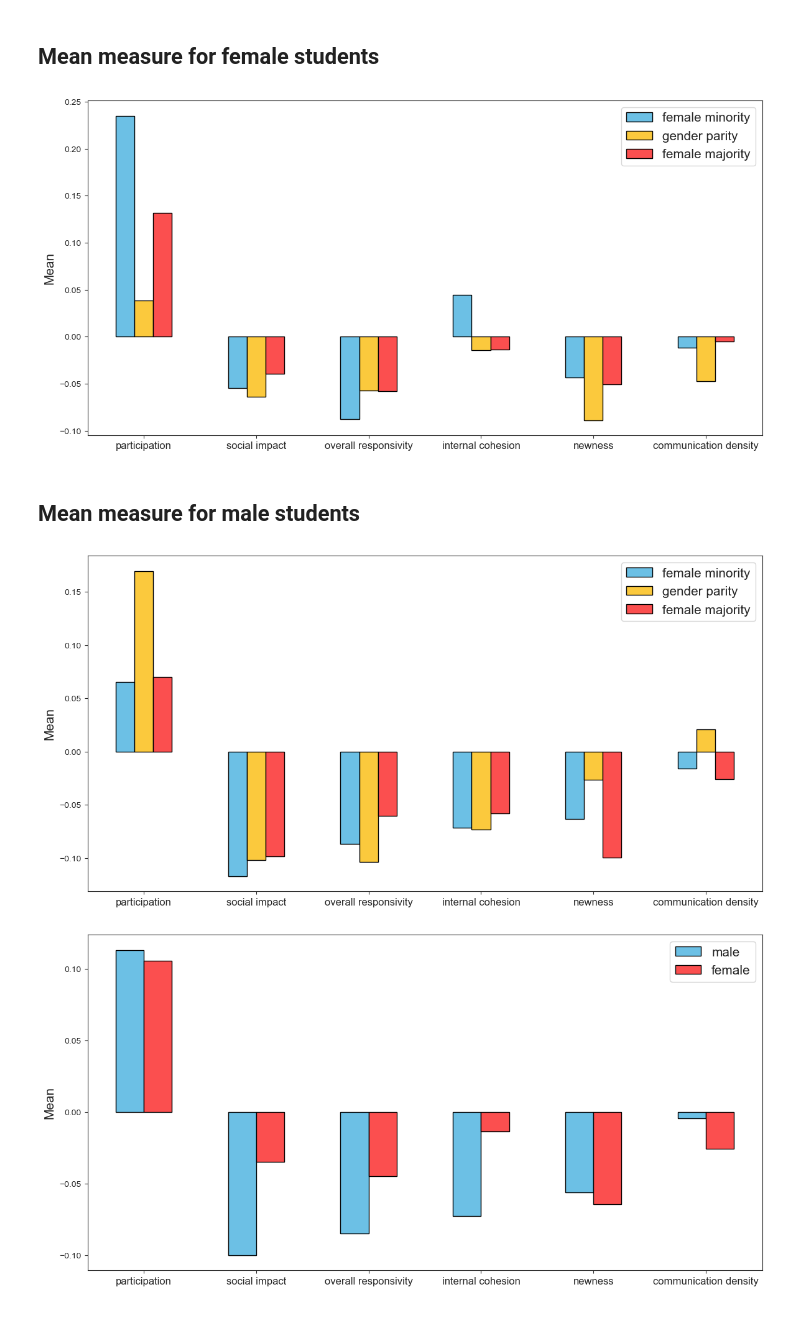
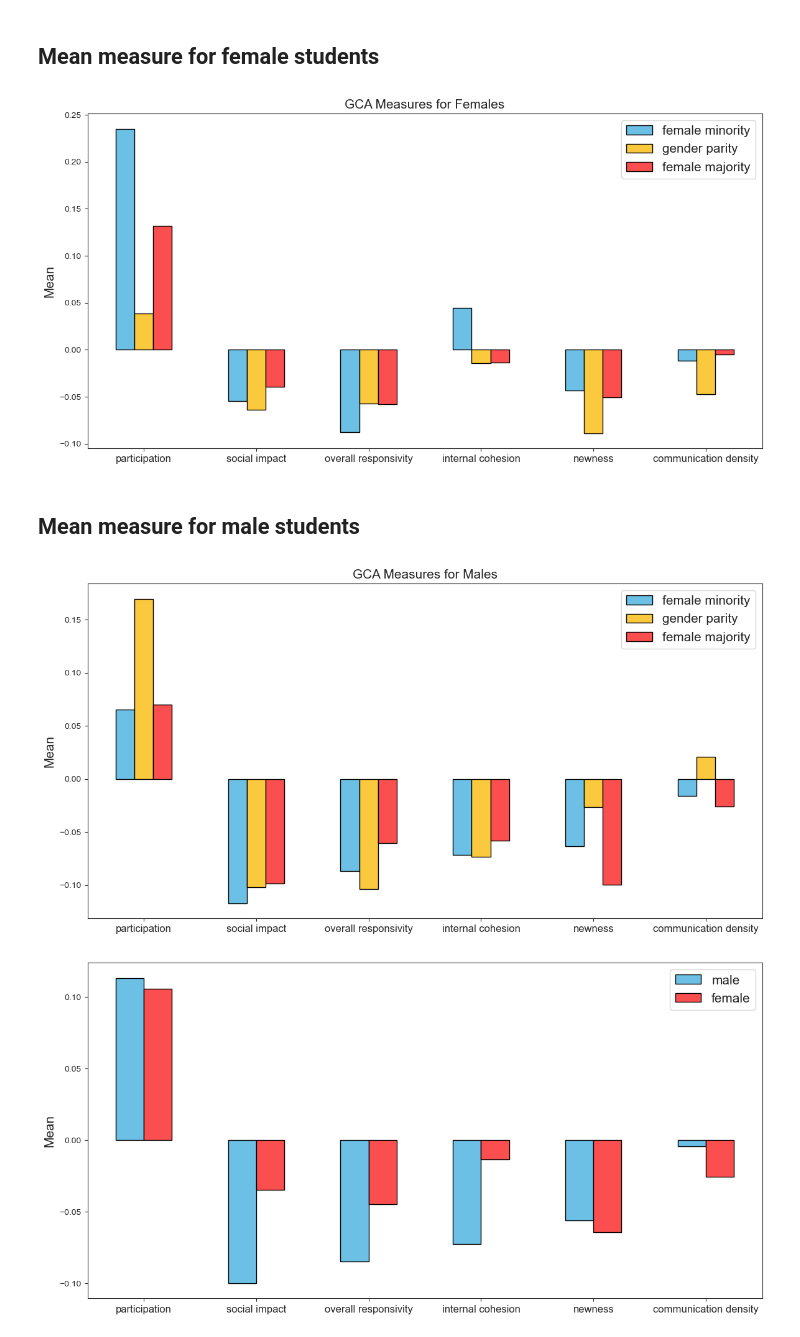
Before and after one commit to jennyt14/smoc-project, a Jupyter notebook: scripts/smoc-analysis.ipynb, the cells around one changed output. Cells and saved outputs as stored; diff of their text form; code cells hidden in the pictures.

```diff
--- a/scripts/smoc-analysis.ipynb
+++ b/scripts/smoc-analysis.ipynb
@@ -145,35 +149,35 @@ for n in num:
     y = df_fem.loc[df_fem['Number of Females'] == n]
     z_par.append(sum(y['z.participation']) / len(y))
     z_soc.append(sum(y['z.social.impact']) / len(y))
     z_overesp.append(sum(y['z.overall.responsivity']) / len(y))
     z_internal.append(sum(y['z.internal.cohesion']) / len(y))
     z_new.append(sum(y['z.newness']) / len(y))
     z_dens.append(sum(y['z.comm.density']) / len(y))
 
 plotdata = pd.DataFrame({
     "participation":z_par,
     "social impact":z_soc,
     "overall responsivity":z_overesp,
     "internal cohesion":z_internal,
     "newness":z_new,
     "communication density":z_dens
 
     },
     index=['female minority', 'gender parity', 'female majority']
 )
 
 plotdata = plotdata + .15
 plotdata = plotdata.transpose()
 
 plotdata.plot(kind="bar", figsize=(14, 7), color = CB_color_cycle, edgecolor = 'black')
-#plt.title("GCA Measures for Females", fontsize=15)
+plt.title("GCA Measures for Females", fontsize=15)
 #plt.xlabel("Gender Compositions")
 plt.ylabel("Mean", fontsize=15)
 plt.xticks(rotation=0, fontsize = 12)
 plt.legend(fontsize=15)
 plt.savefig('/Users/jennytran/Documents/GitHub/smoc-project/outputs/gca_females.png')
 # %% [output]
-[figure, old version]
+[figure, new version]
 # %% [markdown]
 ## Mean measure for male students
 # %%
@@ -213,14 +217,14 @@ plotdata = plotdata + .15
 plotdata = plotdata.transpose()
 
 plotdata.plot(kind="bar", figsize=(14, 7), color = CB_color_cycle, edgecolor = 'black')
-#plt.title("GCA Measures for Males", fontsize=15)
+plt.title("GCA Measures for Males", fontsize=15)
 #plt.xlabel("Gender Compositions")
 plt.ylabel("Mean", fontsize=15)
 plt.xticks(rotation=0, fontsize = 12)
 plt.legend(fontsize=15)
 plt.savefig('/Users/jennytran/Documents/GitHub/smoc-project/outputs/gca_males.png')
 # %% [output]
-[figure, old version]
+[figure, new version]
 # %%
 num = [1.0, 2.0]
 z_par = []
```
Also changed, not shown: parts of 2 cells of this notebook, 4 other files.
